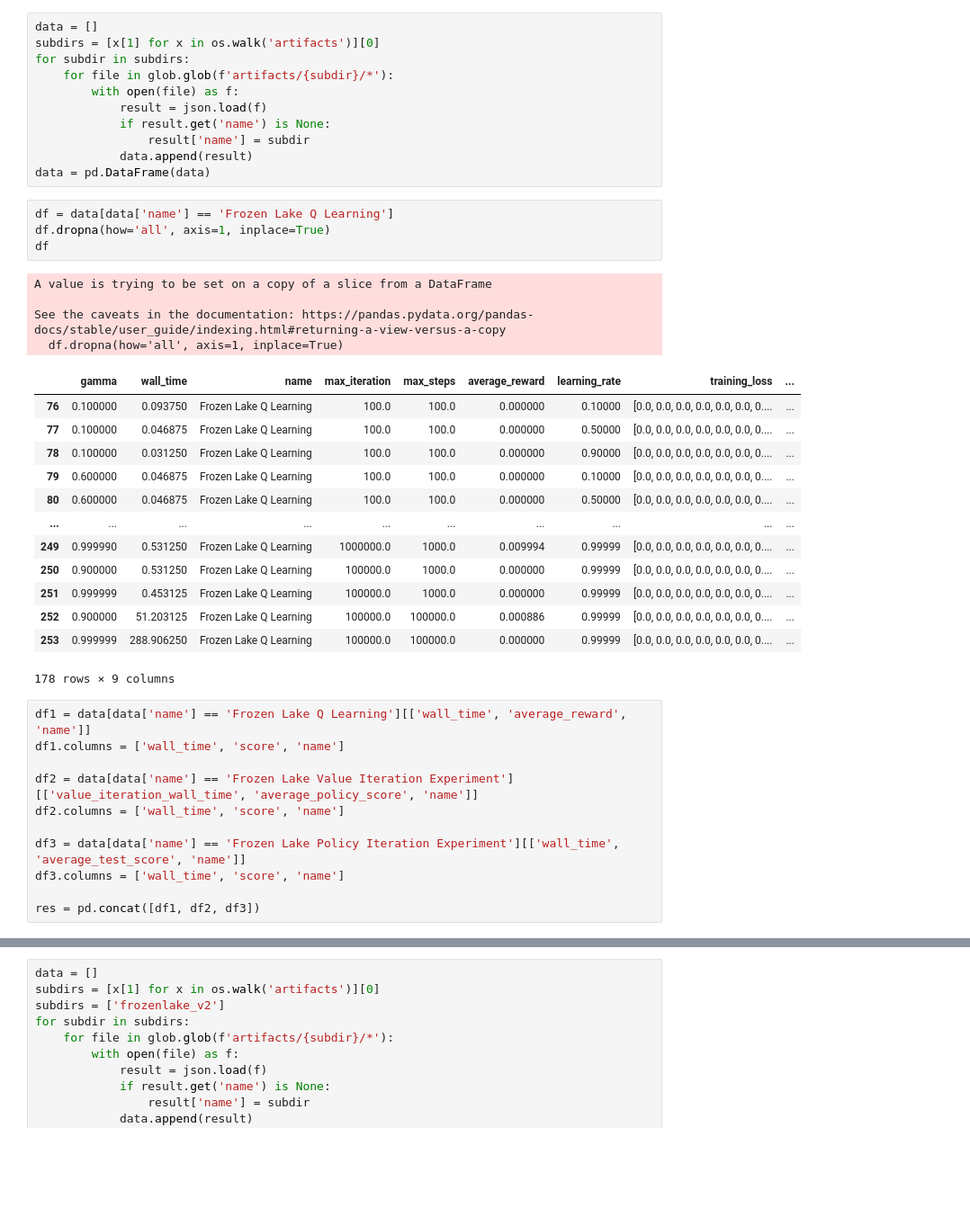
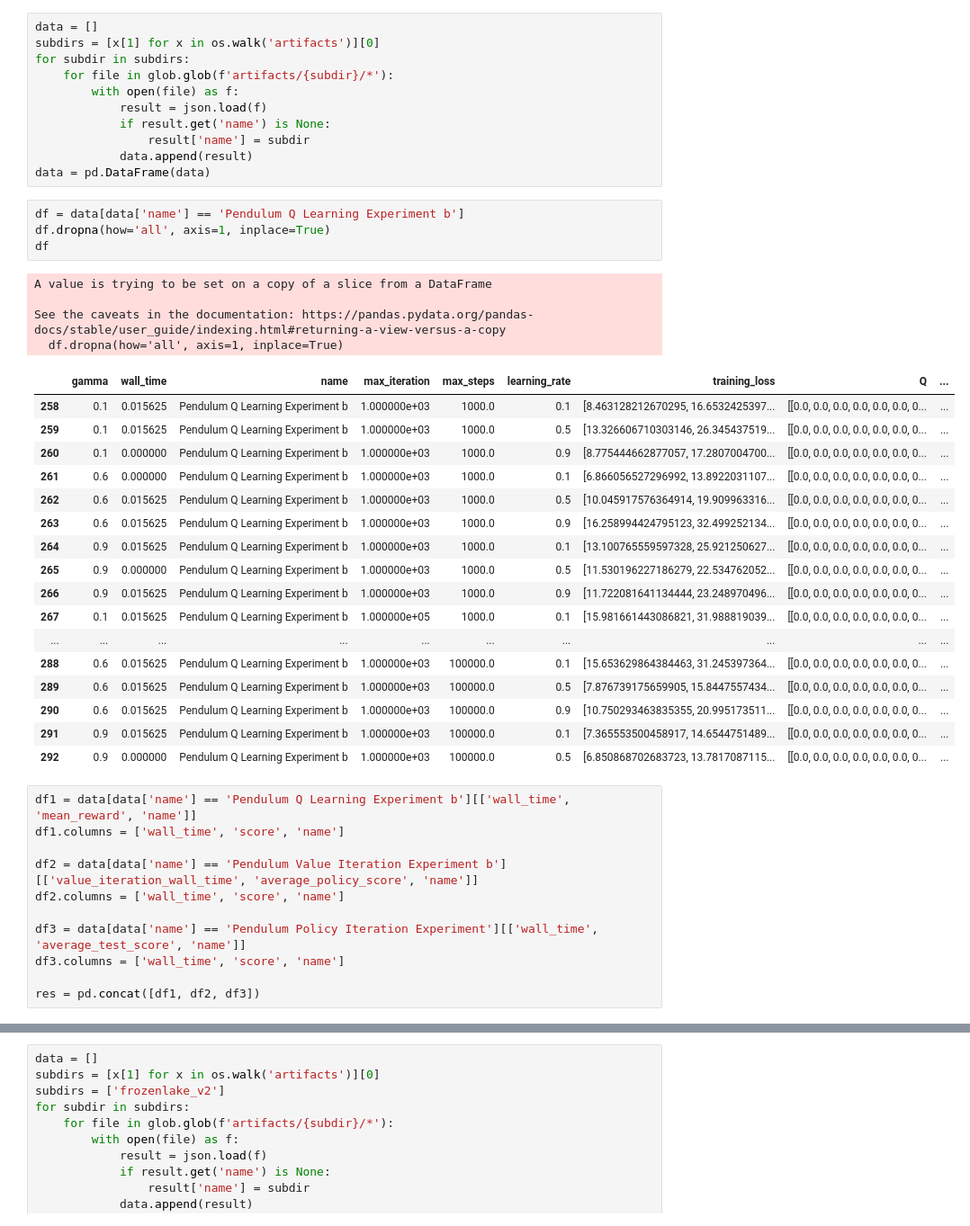
Before and after one commit to KalielWilliamson/a4, a Jupyter notebook: evaluation.ipynb, the cells around one changed output, grey strips where cells are left out. Shown at 90% size. Drawn from its saved outputs; the diff is of its cells as text; blank space fills up the shorter version.

```diff
--- a/evaluation.ipynb
+++ b/evaluation.ipynb
@@ -19,35 +19,39 @@ for subdir in subdirs:
             data.append(result)
 data = pd.DataFrame(data)
 # %%
-df = data[data['name'] == 'Frozen Lake Q Learning']
+df = data[data['name'] == 'Pendulum Q Learning Experiment b']
 df.dropna(how='all', axis=1, inplace=True)
 df
 # %% [output]
 A value is trying to be set on a copy of a slice from a DataFrame
 
 See the caveats in the documentation: https://pandas.pydata.org/pandas-docs/stable/user_guide/indexing.html#returning-a-view-versus-a-copy
   df.dropna(how='all', axis=1, inplace=True)
-|  | gamma | wall_time | name | max_iteration | max_steps | average_reward | learning_rate | training_loss | ... |
-| 76 | 0.100000 | 0.093750 | Frozen Lake Q Learning | 100.0 | 100.0 | 0.000000 | 0.10000 | [0.0, 0.0, 0.0, 0.0, 0.0, 0.0, 0.... | ... |
-| 77 | 0.100000 | 0.046875 | Frozen Lake Q Learning | 100.0 | 100.0 | 0.000000 | 0.50000 | [0.0, 0.0, 0.0, 0.0, 0.0, 0.0, 0.... | ... |
-| 78 | 0.100000 | 0.031250 | Frozen Lake Q Learning | 100.0 | 100.0 | 0.000000 | 0.90000 | [0.0, 0.0, 0.0, 0.0, 0.0, 0.0, 0.... | ... |
-| 79 | 0.600000 | 0.046875 | Frozen Lake Q Learning | 100.0 | 100.0 | 0.000000 | 0.10000 | [0.0, 0.0, 0.0, 0.0, 0.0, 0.0, 0.... | ... |
-| 80 | 0.600000 | 0.046875 | Frozen Lake Q Learning | 100.0 | 100.0 | 0.000000 | 0.50000 | [0.0, 0.0, 0.0, 0.0, 0.0, 0.0, 0.... | ... |
+|  | gamma | wall_time | name | max_iteration | max_steps | learning_rate | training_loss | Q | ... |
+| 258 | 0.1 | 0.015625 | Pendulum Q Learning Experiment b | 1.000000e+03 | 1000.0 | 0.1 | [8.463128212670295, 16.6532425397... | [[0.0, 0.0, 0.0, 0.0, 0.0, 0.0, 0... | ... |
+| 259 | 0.1 | 0.015625 | Pendulum Q Learning Experiment b | 1.000000e+03 | 1000.0 | 0.5 | [13.326606710303146, 26.345437519... | [[0.0, 0.0, 0.0, 0.0, 0.0, 0.0, 0... | ... |
+| 260 | 0.1 | 0.000000 | Pendulum Q Learning Experiment b | 1.000000e+03 | 1000.0 | 0.9 | [8.775444662877057, 17.2807004700... | [[0.0, 0.0, 0.0, 0.0, 0.0, 0.0, 0... | ... |
+| 261 | 0.6 | 0.000000 | Pendulum Q Learning Experiment b | 1.000000e+03 | 1000.0 | 0.1 | [6.866056527296992, 13.8922031107... | [[0.0, 0.0, 0.0, 0.0, 0.0, 0.0, 0... | ... |
+| 262 | 0.6 | 0.015625 | Pendulum Q Learning Experiment b | 1.000000e+03 | 1000.0 | 0.5 | [10.045917576364914, 19.909963316... | [[0.0, 0.0, 0.0, 0.0, 0.0, 0.0, 0... | ... |
+| 263 | 0.6 | 0.015625 | Pendulum Q Learning Experiment b | 1.000000e+03 | 1000.0 | 0.9 | [16.258994424795123, 32.499252134... | [[0.0, 0.0, 0.0, 0.0, 0.0, 0.0, 0... | ... |
+| 264 | 0.9 | 0.015625 | Pendulum Q Learning Experiment b | 1.000000e+03 | 1000.0 | 0.1 | [13.100765559597328, 25.921250627... | [[0.0, 0.0, 0.0, 0.0, 0.0, 0.0, 0... | ... |
+| 265 | 0.9 | 0.000000 | Pendulum Q Learning Experiment b | 1.000000e+03 | 1000.0 | 0.5 | [11.530196227186279, 22.534762052... | [[0.0, 0.0, 0.0, 0.0, 0.0, 0.0, 0... | ... |
+| 266 | 0.9 | 0.015625 | Pendulum Q Learning Experiment b | 1.000000e+03 | 1000.0 | 0.9 | [11.722081641134444, 23.248970496... | [[0.0, 0.0, 0.0, 0.0, 0.0, 0.0, 0... | ... |
+| 267 | 0.1 | 0.015625 | Pendulum Q Learning Experiment b | 1.000000e+05 | 1000.0 | 0.1 | [15.981661443086821, 31.988819039... | [[0.0, 0.0, 0.0, 0.0, 0.0, 0.0, 0... | ... |
 | ... | ... | ... | ... | ... | ... | ... | ... | ... | ... |
-| 249 | 0.999990 | 0.531250 | Frozen Lake Q Learning | 1000000.0 | 1000.0 | 0.009994 | 0.99999 | [0.0, 0.0, 0.0, 0.0, 0.0, 0.0, 0.... | ... |
-| 250 | 0.900000 | 0.531250 | Frozen Lake Q Learning | 100000.0 | 1000.0 | 0.000000 | 0.99999 | [0.0, 0.0, 0.0, 0.0, 0.0, 0.0, 0.... | ... |
-| 251 | 0.999999 | 0.453125 | Frozen Lake Q Learning | 100000.0 | 1000.0 | 0.000000 | 0.99999 | [0.0, 0.0, 0.0, 0.0, 0.0, 0.0, 0.... | ... |
-| 252 | 0.900000 | 51.203125 | Frozen Lake Q Learning | 100000.0 | 100000.0 | 0.000886 | 0.99999 | [0.0, 0.0, 0.0, 0.0, 0.0, 0.0, 0.... | ... |
-| 253 | 0.999999 | 288.906250 | Frozen Lake Q Learning | 100000.0 | 100000.0 | 0.000000 | 0.99999 | [0.0, 0.0, 0.0, 0.0, 0.0, 0.0, 0.... | ... |
+| 288 | 0.6 | 0.015625 | Pendulum Q Learning Experiment b | 1.000000e+03 | 100000.0 | 0.1 | [15.653629864384463, 31.245397364... | [[0.0, 0.0, 0.0, 0.0, 0.0, 0.0, 0... | ... |
+| 289 | 0.6 | 0.015625 | Pendulum Q Learning Experiment b | 1.000000e+03 | 100000.0 | 0.5 | [7.876739175659905, 15.8447557434... | [[0.0, 0.0, 0.0, 0.0, 0.0, 0.0, 0... | ... |
+| 290 | 0.6 | 0.015625 | Pendulum Q Learning Experiment b | 1.000000e+03 | 100000.0 | 0.9 | [10.750293463835355, 20.995173511... | [[0.0, 0.0, 0.0, 0.0, 0.0, 0.0, 0... | ... |
+| 291 | 0.9 | 0.015625 | Pendulum Q Learning Experiment b | 1.000000e+03 | 100000.0 | 0.1 | [7.365553500458917, 14.6544751489... | [[0.0, 0.0, 0.0, 0.0, 0.0, 0.0, 0... | ... |
+| 292 | 0.9 | 0.000000 | Pendulum Q Learning Experiment b | 1.000000e+03 | 100000.0 | 0.5 | [6.850868702683723, 13.7817087115... | [[0.0, 0.0, 0.0, 0.0, 0.0, 0.0, 0... | ... |
-178 rows × 9 columns
 # %%
-df1 = data[data['name'] == 'Frozen Lake Q Learning'][['wall_time', 'average_reward', 'name']]
+df1 = data[data['name'] == 'Pendulum Q Learning Experiment b'][['wall_time', 'mean_reward', 'name']]
 df1.columns = ['wall_time', 'score', 'name']
 
-df2 = data[data['name'] == 'Frozen Lake Value Iteration Experiment'][['value_iteration_wall_time', 'average_policy_score', 'name']]
+df2 = data[data['name'] == 'Pendulum Value Iteration Experiment b'][['value_iteration_wall_time', 'average_policy_score', 'name']]
 df2.columns = ['wall_time', 'score', 'name']
 
-df3 = data[data['name'] == 'Frozen Lake Policy Iteration Experiment'][['wall_time', 'average_test_score', 'name']]
+df3 = data[data['name'] == 'Pendulum Policy Iteration Experiment'][['wall_time', 'average_test_score', 'name']]
 df3.columns = ['wall_time', 'score', 'name']
 
 res = pd.concat([df1, df2, df3])
```
Also changed, not shown: parts of 6 cells of this notebook, 3 other files.
